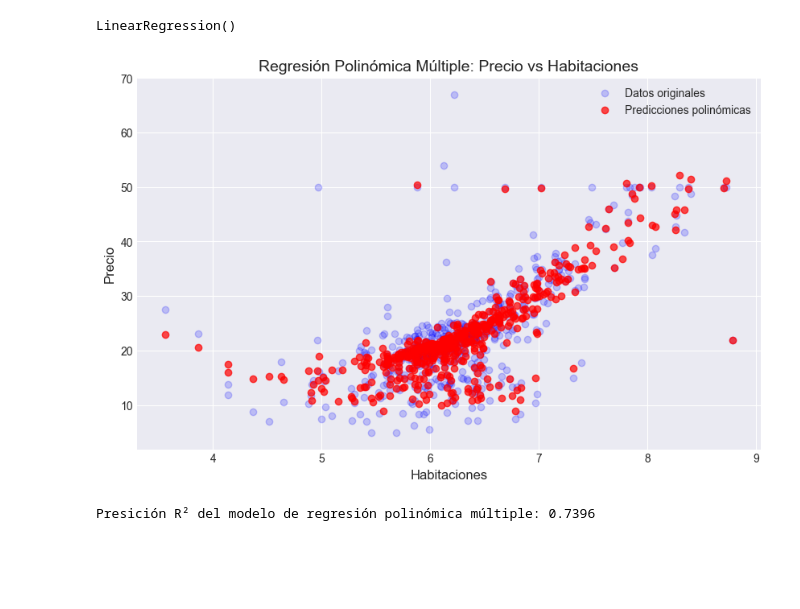
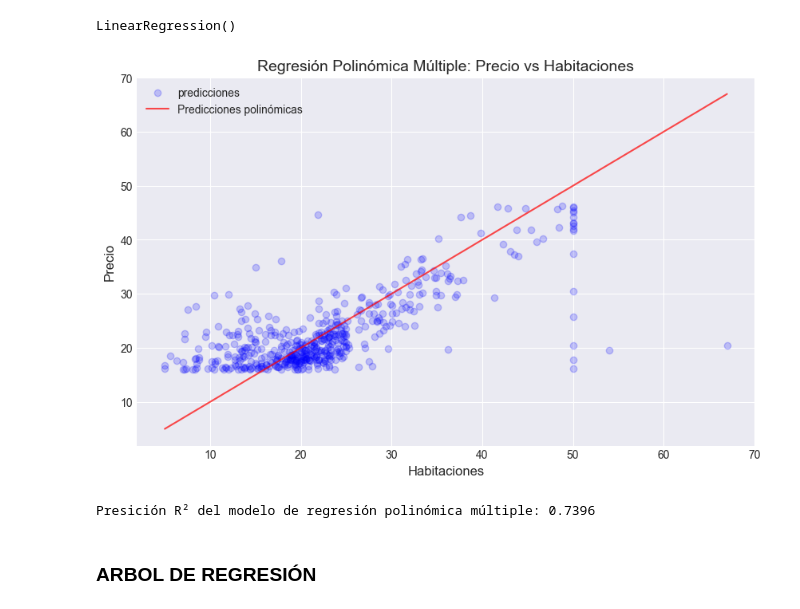
Before and after one commit to beyondAnalysIs/Machine_Learning_Python_scikit-learn, a Jupyter notebook: regresion/02_regresion_polinomica.ipynb, the cells around one changed output. Drawn from its saved outputs; the diff is of its cells as text; code cells hidden in the pictures; blank space fills up the shorter version.

Commit message:
arboles de regresión

```diff
--- a/regresion/02_regresion_polinomica.ipynb
+++ b/regresion/02_regresion_polinomica.ipynb
@@ -387,9 +396,8 @@ from sklearn.preprocessing import StandardScaler
 # %%
 # variables independientes y dependientes
 # variables independientes
-X = df_copy_pol.iloc[:,1:].values
-y = df_copy_pol['precio'].values.reshape(-1, 1)
-
+X = df_copy_pol[['habitaciones','zona', 'b', 'distancia', 'río']].values  # Variable independiente
+y = df_copy_pol['precio'].values.reshape(-1,1)# Variable dependiente
 # instanciar el PolynomialFeatures
 poly = PolynomialFeatures(degree=4)
 X_poly = poly.fit_transform(X)  # Transformar X a características polinómicas
@@ -422,16 +430,16 @@ LinearRegression()
 # %%
 # Graficando las predicciones
 plt.figure(figsize=(10, 6))
-plt.scatter(X[:, 0], y, color='blue', alpha=0.2, label='Datos originales')
-plt.scatter(X[:, 0], reg_pol.predict(X_poly), color='red', alpha=.7, label='Predicciones polinómicas')
+plt.scatter(y, y_pred, color='blue', alpha=0.2, label='predicciones')
+plt.plot([y.min(),y.max()],[y.min(),y.max()], color='red', alpha=.7, label='Predicciones polinómicas')
 plt.title('Regresión Polinómica Múltiple: Precio vs Habitaciones')
 plt.xlabel('Habitaciones')
 plt.ylabel('Precio')
 plt.legend()
 plt.grid(True)
 plt.show()
 # %% [output]
-[figure, old version]
+[figure, new version]
 # %%
 # r2
 y_pred_pol = reg_pol.predict(X_poly)
@@ -439,3 +447,5 @@ r2_pol = r2_score(y, y_pred_pol)
 print(f'Presición R² del modelo de regresión polinómica múltiple: {r2_pol:.4f}')
 # %% [output]
 Presición R² del modelo de regresión polinómica múltiple: 0.7396
+# %% [markdown]
+### ARBOL DE REGRESIÓN
```
Also changed, not shown: parts of 5 cells of this notebook, 1 other file.
